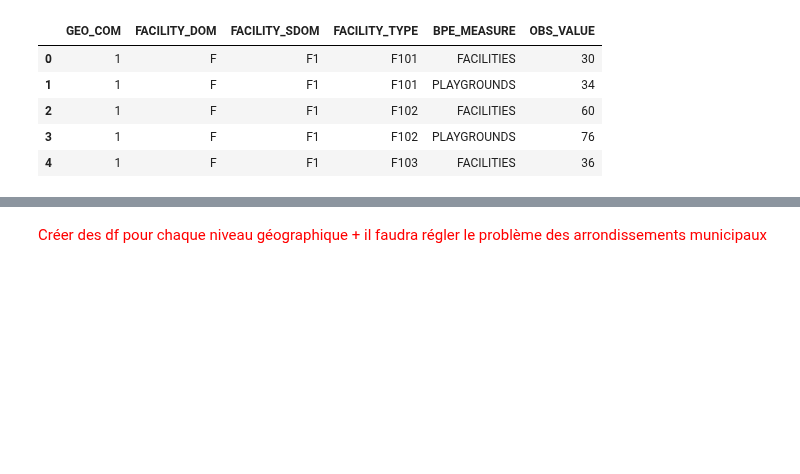
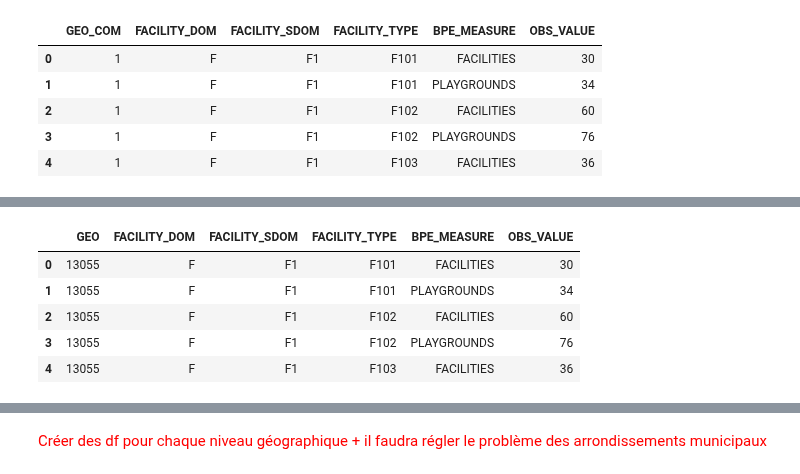
Before and after one commit to heloise1414/Projet-Python-S3, a Jupyter notebook: code/main-clemence.ipynb, the cells around one changed output, grey strips where cells are left out. Saved outputs shown, nothing was run; the diff lists cells and outputs as text; code cells hidden in the pictures; blank space fills up the shorter version.

```diff
--- a/code/main-clemence.ipynb
+++ b/code/main-clemence.ipynb
@@ -423,0 +429,22 @@ df_infrastructures_arm_agg.head(5)
+# %%
+vrai_cog = {
+    "1" : "13055", #Marseille
+    "6" : "69123", #Lyon
+    "7" : "75056" #Paris
+}
+
+df_infrastructures_arm_agg["GEO_COM"] = (
+    df_infrastructures_arm_agg["GEO_COM"]
+    .map(vrai_cog)
+)
+
+df_infrastructures_arm_MLP = df_infrastructures_arm_agg.rename(columns = {"GEO_COM" : "GEO"}).copy()
+
+df_infrastructures_arm_MLP.head(5)
+# %% [output]
+|  | GEO | FACILITY_DOM | FACILITY_SDOM | FACILITY_TYPE | BPE_MEASURE | OBS_VALUE |
+| 0 | 13055 | F | F1 | F101 | FACILITIES | 30 |
+| 1 | 13055 | F | F1 | F101 | PLAYGROUNDS | 34 |
+| 2 | 13055 | F | F1 | F102 | FACILITIES | 60 |
+| 3 | 13055 | F | F1 | F102 | PLAYGROUNDS | 76 |
+| 4 | 13055 | F | F1 | F103 | FACILITIES | 36 |
```
Also changed, not shown: parts of 6 cells of this notebook.
